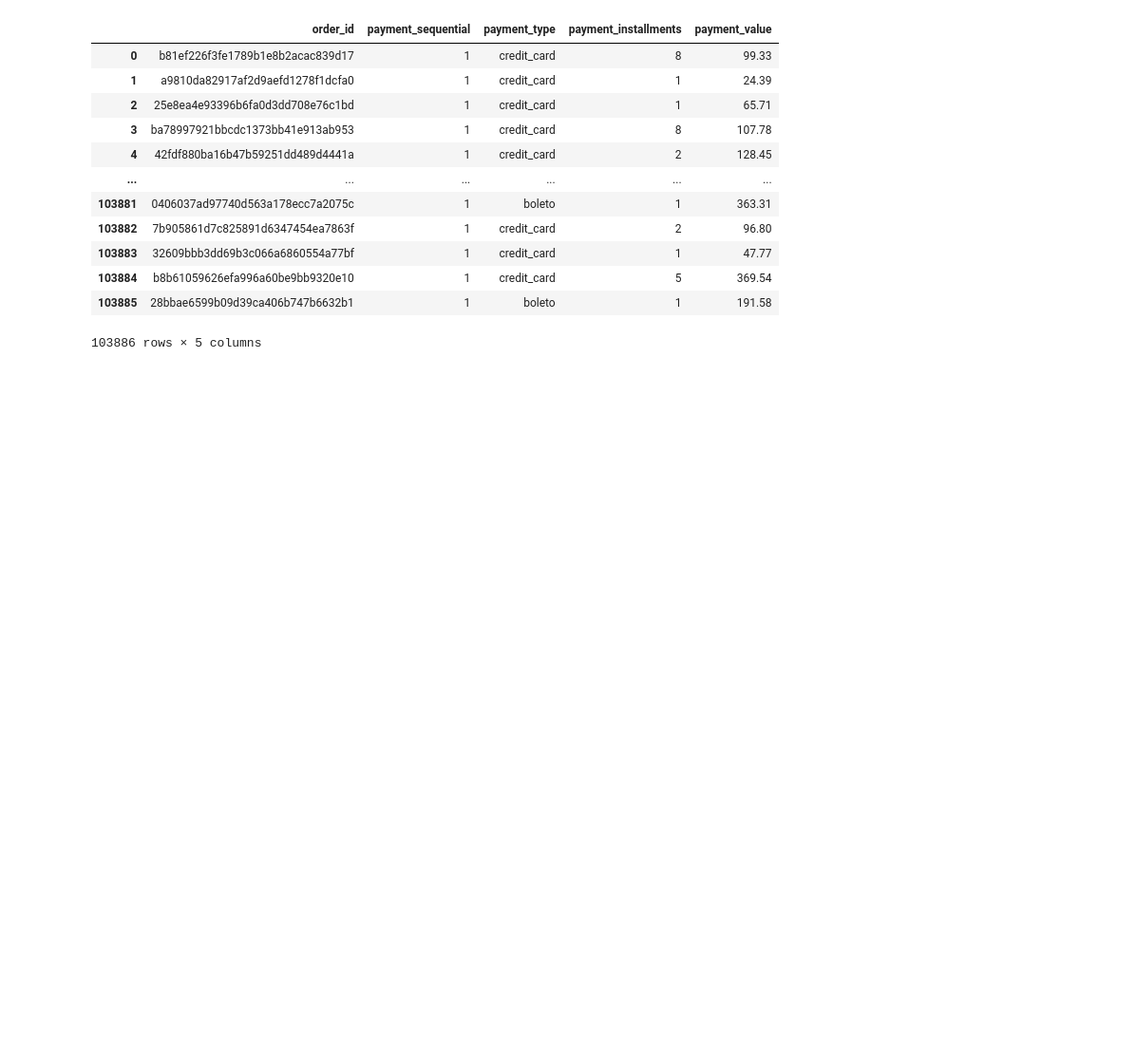
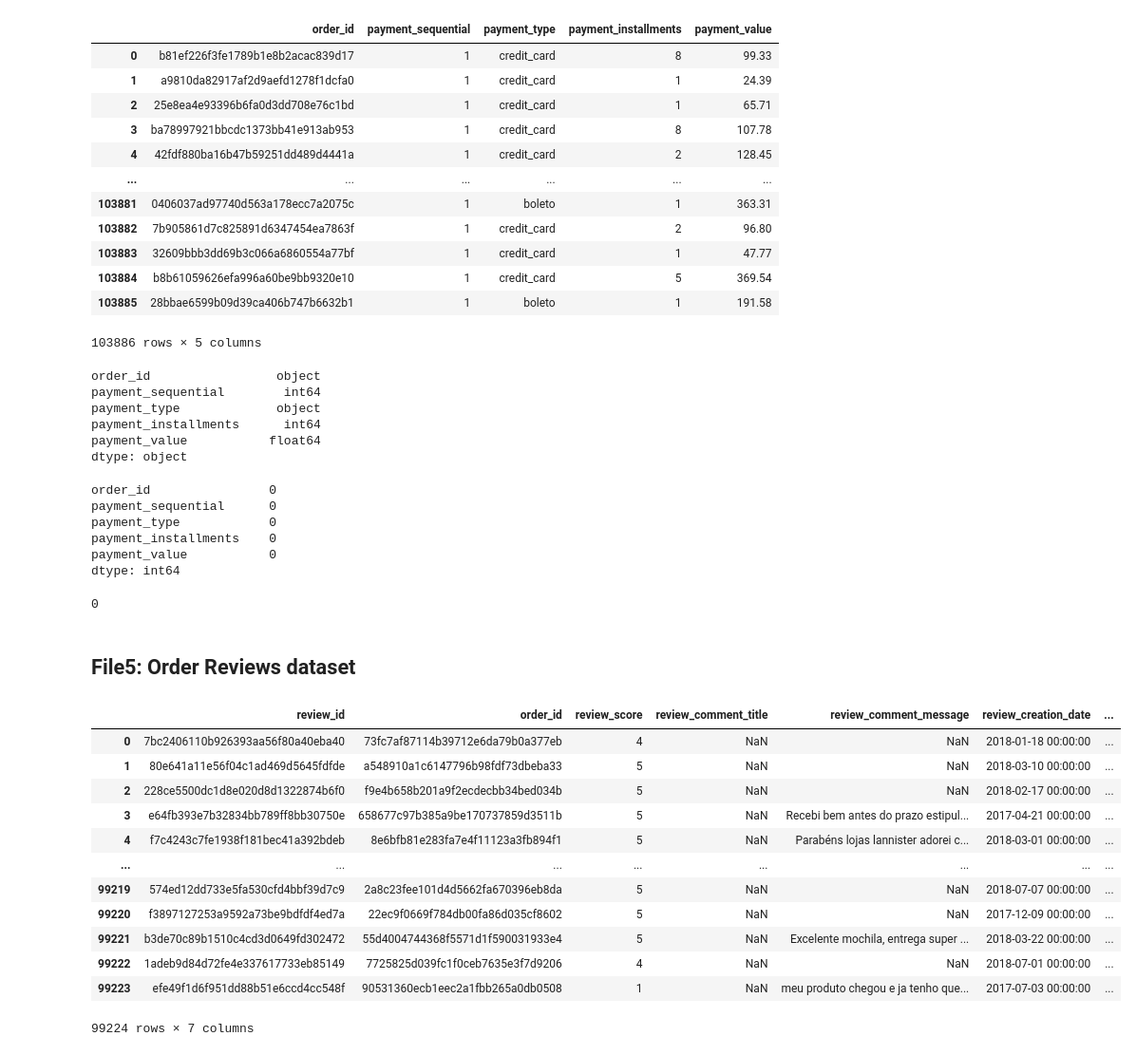
Before and after one commit to saikeerthan06/309-Project, a Jupyter notebook: testingrichie.ipynb, the cells around one changed output. Shown: that part at 95% size. Drawn from its saved outputs; the diff is of its cells as text; code cells hidden in the pictures; blank space fills up the shorter version.

```diff
--- a/testingrichie.ipynb
+++ b/testingrichie.ipynb
@@ -311,3 +325,43 @@ file4
 | 103884 | b8b61059626efa996a60be9bb9320e10 | 1 | credit_card | 5 | 369.54 |
 | 103885 | 28bbae6599b09d39ca406b747b6632b1 | 1 | boleto | 1 | 191.58 |
 103886 rows × 5 columns
+# %%
+file4.dtypes
+# %% [output]
+order_id                 object
+payment_sequential        int64
+payment_type             object
+payment_installments      int64
+payment_value           float64
+dtype: object
+# %%
+file4.isnull().sum()
+# %% [output]
+order_id                0
+payment_sequential      0
+payment_type            0
+payment_installments    0
+payment_value           0
+dtype: int64
+# %%
+print(file4.duplicated().sum())
+# %% [output]
+0
+# %% [markdown]
+## File5: Order Reviews dataset
+# %%
+file5
+# %% [output]
+|  | review_id | order_id | review_score | review_comment_title | review_comment_message | review_creation_date | ... |
+| 0 | 7bc2406110b926393aa56f80a40eba40 | 73fc7af87114b39712e6da79b0a377eb | 4 | NaN | NaN | 2018-01-18 00:00:00 | ... |
+| 1 | 80e641a11e56f04c1ad469d5645fdfde | a548910a1c6147796b98fdf73dbeba33 | 5 | NaN | NaN | 2018-03-10 00:00:00 | ... |
+| 2 | 228ce5500dc1d8e020d8d1322874b6f0 | f9e4b658b201a9f2ecdecbb34bed034b | 5 | NaN | NaN | 2018-02-17 00:00:00 | ... |
+| 3 | e64fb393e7b32834bb789ff8bb30750e | 658677c97b385a9be170737859d3511b | 5 | NaN | Recebi bem antes do prazo estipul... | 2017-04-21 00:00:00 | ... |
+| 4 | f7c4243c7fe1938f181bec41a392bdeb | 8e6bfb81e283fa7e4f11123a3fb894f1 | 5 | NaN | Parabéns lojas lannister adorei c... | 2018-03-01 00:00:00 | ... |
+| ... | ... | ... | ... | ... | ... | ... | ... |
+| 99219 | 574ed12dd733e5fa530cfd4bbf39d7c9 | 2a8c23fee101d4d5662fa670396eb8da | 5 | NaN | NaN | 2018-07-07 00:00:00 | ... |
+| 99220 | f3897127253a9592a73be9bdfdf4ed7a | 22ec9f0669f784db00fa86d035cf8602 | 5 | NaN | NaN | 2017-12-09 00:00:00 | ... |
+| 99221 | b3de70c89b1510c4cd3d0649fd302472 | 55d4004744368f5571d1f590031933e4 | 5 | NaN | Excelente mochila, entrega super ... | 2018-03-22 00:00:00 | ... |
+| 99222 | 1adeb9d84d72fe4e337617733eb85149 | 7725825d039fc1f0ceb7635e3f7d9206 | 4 | NaN | NaN | 2018-07-01 00:00:00 | ... |
+| 99223 | efe49f1d6f951dd88b51e6ccd4cc548f | 90531360ecb1eec2a1fbb265a0db0508 | 1 | NaN | meu produto chegou e ja tenho que... | 2017-07-03 00:00:00 | ... |
+99224 rows × 7 columns
```
Also changed, not shown: parts of 8 cells of this notebook.
